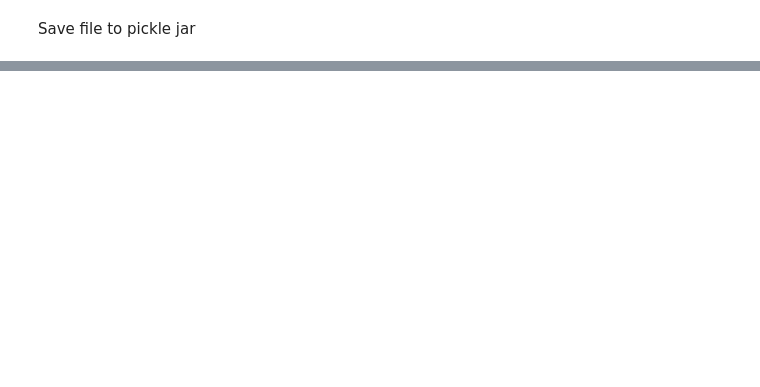
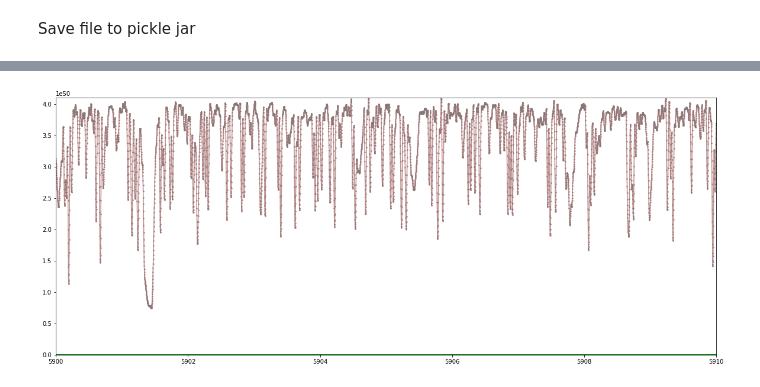
Before and after one commit to mdd423/WobbleSim, a Jupyter notebook: simulacraexample2.0.ipynb, the cells around one changed output, grey strips where cells are left out. Cells and saved outputs as stored; diff of their text form; code cells hidden in the pictures; blank space fills up the shorter version.

```diff
--- a/simulacraexample2.0.ipynb
+++ b/simulacraexample2.0.ipynb
@@ -100,16 +160,20 @@ data.to_pickle(filename)
 # %%
 import matplotlib.pyplot as plt
 def normalize(y,constant):
-    return y/constant
+    return y#/constant
 # %%
 constant = np.mean(data['theory']['interpolated']['total']['flux'])
 fig, ax = plt.subplots(figsize=(20,8))
-plt.xlim((5900),(5910))
-plt.ylim(-.001,.001)
+plt.xlim(5900,5910)
+plt.ylim(-.001,.4101e51)
 # data.plot_flux(ax,0,['data','flux'],['data','wave'],pargs=simulacra.dataset.data_plot_settings,xy=False)
 data.plot_flux(ax,0,['theory','interpolated','star','flux'],['theory','interpolated','total','wave'],xy=False,pargs={**simulacra.dataset.star_settings,**simulacra.dataset.interpolated_settings},normalize=normalize,nargs=[constant])
-# data.plot_flux(ax,0,['theory','interpolated','TelFitModel','flux'],['theory','interpolated','total','wave'],xy=False,pargs={**simulacra.dataset.tellurics_settings,**simulacra.dataset.interpolated_settings})
-# data.plot_flux(ax,0,['theory','interpolated','GasCellModel','flux'],['theory','interpolated','total','wave'],xy=False,pargs={**simulacra.dataset.gas_settings,**simulacra.dataset.interpolated_settings})
+data.plot_flux(ax,0,['theory','interpolated','tellurics','flux'],['theory','interpolated','total','wave'],xy=False,pargs={**simulacra.dataset.tellurics_settings,**simulacra.dataset.interpolated_settings})
+data.plot_flux(ax,0,['theory','interpolated','gascell','flux'],['theory','interpolated','total','wave'],xy=False,pargs={**simulacra.dataset.gas_settings,**simulacra.dataset.interpolated_settings})
+data.plot_flux(ax,0,['theory','interpolated','total','flux'],['theory','interpolated','total','wave'],xy=False,pargs={'color':'gray',**simulacra.dataset.interpolated_settings},normalize=normalize,nargs=[constant])
+data.plot_flux(ax,0,['theory','lsf','flux'],['theory','interpolated','total','wave'],pargs={'color':'pink',**simulacra.dataset.interpolated_settings},normalize=normalize,nargs=[constant])
 data.plot_flux(ax,0,['theory','interpolated','total','flux'],['theory','interpolated','total','wave'],xy=False,pargs={'color':'gray',**simulacra.dataset.interpolated_settings},normalize=normalize,nargs=[constant])
 # data.plot_flux(ax,0,['theory','lsf','flux'],['theory','interpolated','total','wave'],pargs={'color':'pink',**simulacra.dataset.interpolated_settings},normalize=normalize,nargs=[constant])
 plt.show()
+# %% [output]
+[figure, added]
```
Also changed, not shown: parts of 11 cells of this notebook, 1 other file.
